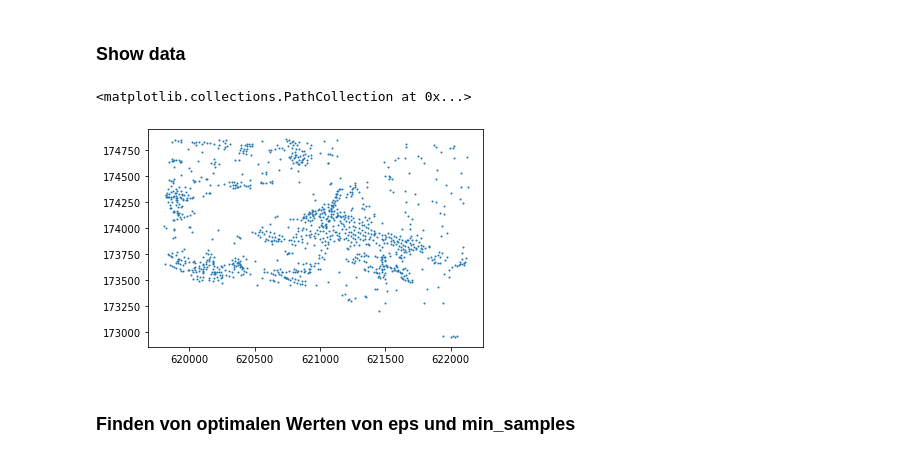
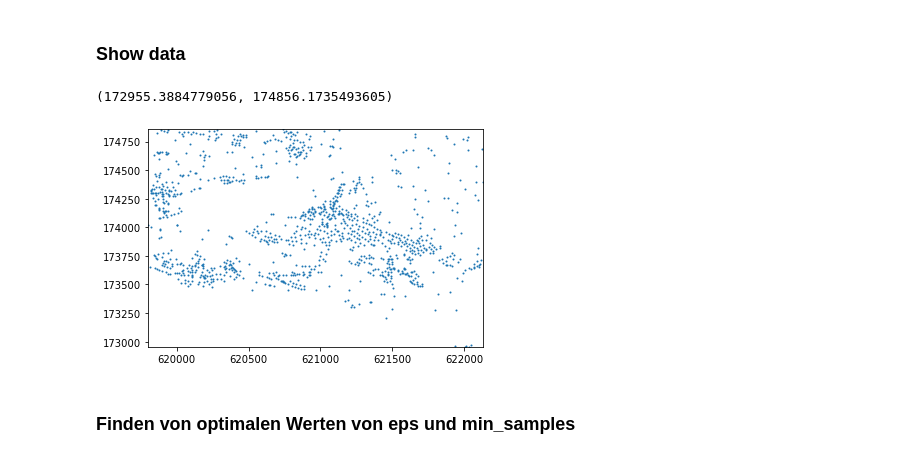
Before and after one commit to mie-lab/teaching_examples, a Jupyter notebook: clustering/dbscan.ipynb, the cells around one changed output. Saved outputs shown, nothing was run; the diff lists cells and outputs as text; code cells hidden in the pictures.

```diff
--- a/clustering/dbscan.ipynb
+++ b/clustering/dbscan.ipynb
@@ -26,6 +26,8 @@ with fiona.open('buildings.gpkg') as src:
         pt = shape(f['geometry'])
         data.append((pt.x, pt.y))
 X = np.array(data)
+xlim = (min(X[:, 0]), max(X[:, 0]))
+ylim = (min(X[:, 1]), max(X[:, 1]))
 print(X)
 # %% [output]
 [[620833.85998787 174007.15094989]
@@ -40,9 +42,11 @@ print(X)
 # %%
 fig = plt.figure()
 plt.scatter(X[:, 0], X[:, 1], s=1)
+plt.xlim(xlim)
+plt.ylim(ylim)
 # %% [output]
-<matplotlib.collections.PathCollection at 0x...>
+(172955.3884779056, 174856.1735493605)
-[figure, old version]
+[figure, new version]
 # %% [markdown]
 ### Finden von optimalen Werten von eps und min_samples
 # %%
```
Also changed, not shown: parts of 1 cell of this notebook, 2 other files.
